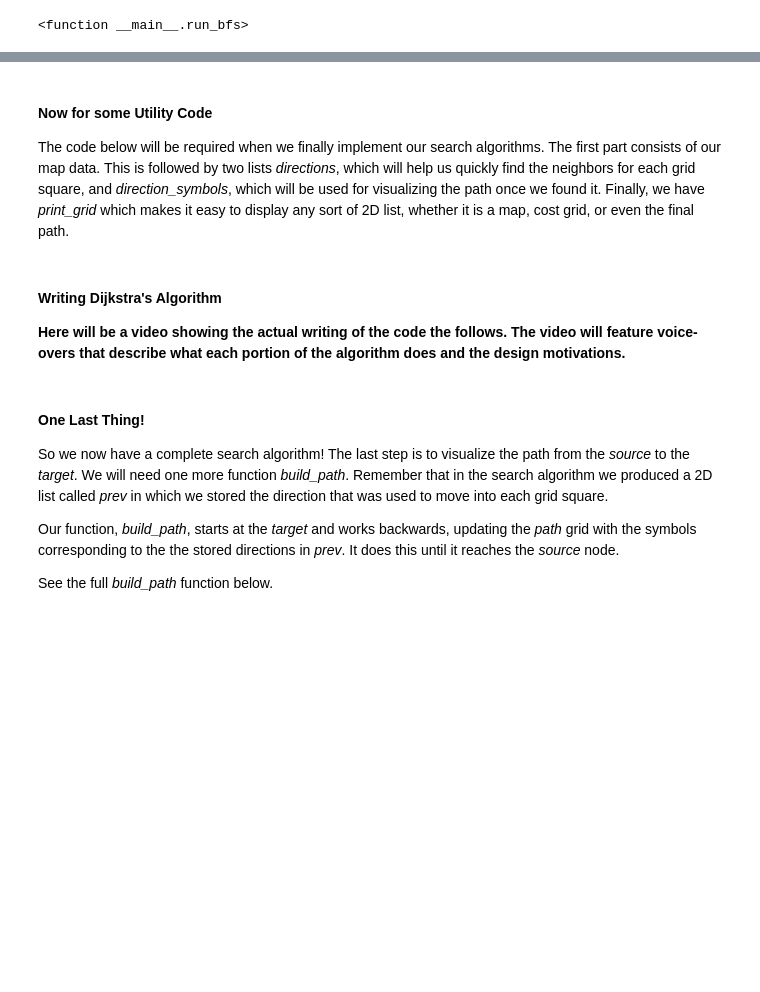
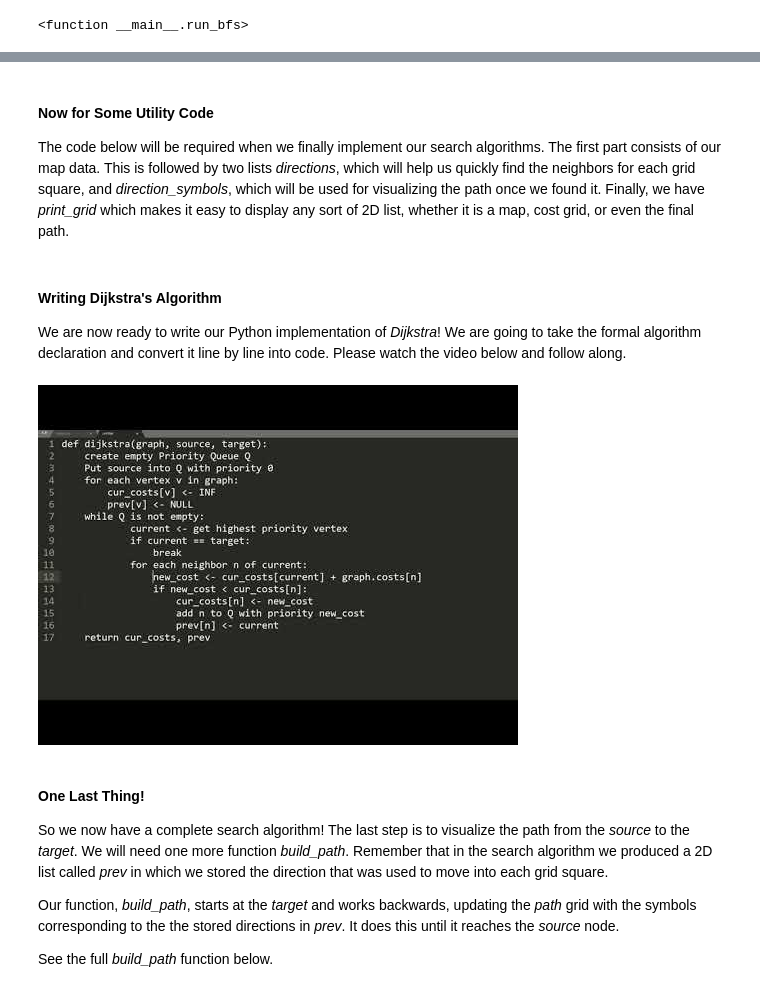
Before and after one commit to ericianni/pathfinding_module, a Jupyter notebook: [Online Module] - Shortest Path and Pathfinding.ipynb, the cells around one changed output, grey strips where cells are left out. Drawn from its saved outputs; the diff is of its cells as text; code cells hidden in the pictures; blank space fills up the shorter version.

Commit message:
Added video and cleanred up the on-campus lesson to be only the code

```diff
--- a/[Online Module] - Shortest Path and Pathfinding.ipynb
+++ b/[Online Module] - Shortest Path and Pathfinding.ipynb
@@ -383,7 +384,7 @@ class Priority_Queue():
     def empty(self):
         return len(self.Q) == 0
 # %% [markdown]
-#### Now for some Utility Code
+#### Now for Some Utility Code
 
 The code below will be required when we finally implement our search algorithms. The first part consists of our map data. This is followed by two lists _directions_, which will help us quickly find the neighbors for each grid square, and <i>direction_symbols</i>, which will be used for visualizing the path once we found it. Finally, we have <i>print_grid</i> which makes it easy to display any sort of 2D list, whether it is a map, cost grid, or even the final path.
 # %%
@@ -452,10 +453,15 @@ def print_grid(name, grid):
     for row in grid:
         print(row)
     print()
-# %% [markdown]
-#### Writing Dijkstra's Algorithm
-
-__Here will be a video showing the actual writing of the code the follows. The video will feature voice-overs that describe what each portion of the algorithm does and the design motivations.__
+# %% [markdown]
+#### Writing Dijkstra's Algorithm
+
+We are now ready to write our Python implementation of _Dijkstra_! We are going to take the formal algorithm declaration and convert it line by line into code. Please watch the video below and follow along.
+# %%
+from IPython.display import YouTubeVideo
+YouTubeVideo('oZlcg2xjhLs')
+# %% [output]
+[figure, added]
 # %%
 def dijkstra(graph):
     # Initialize Priority Queue with source
```
Also changed, not shown: parts of 8 cells of this notebook, 1 other file.
